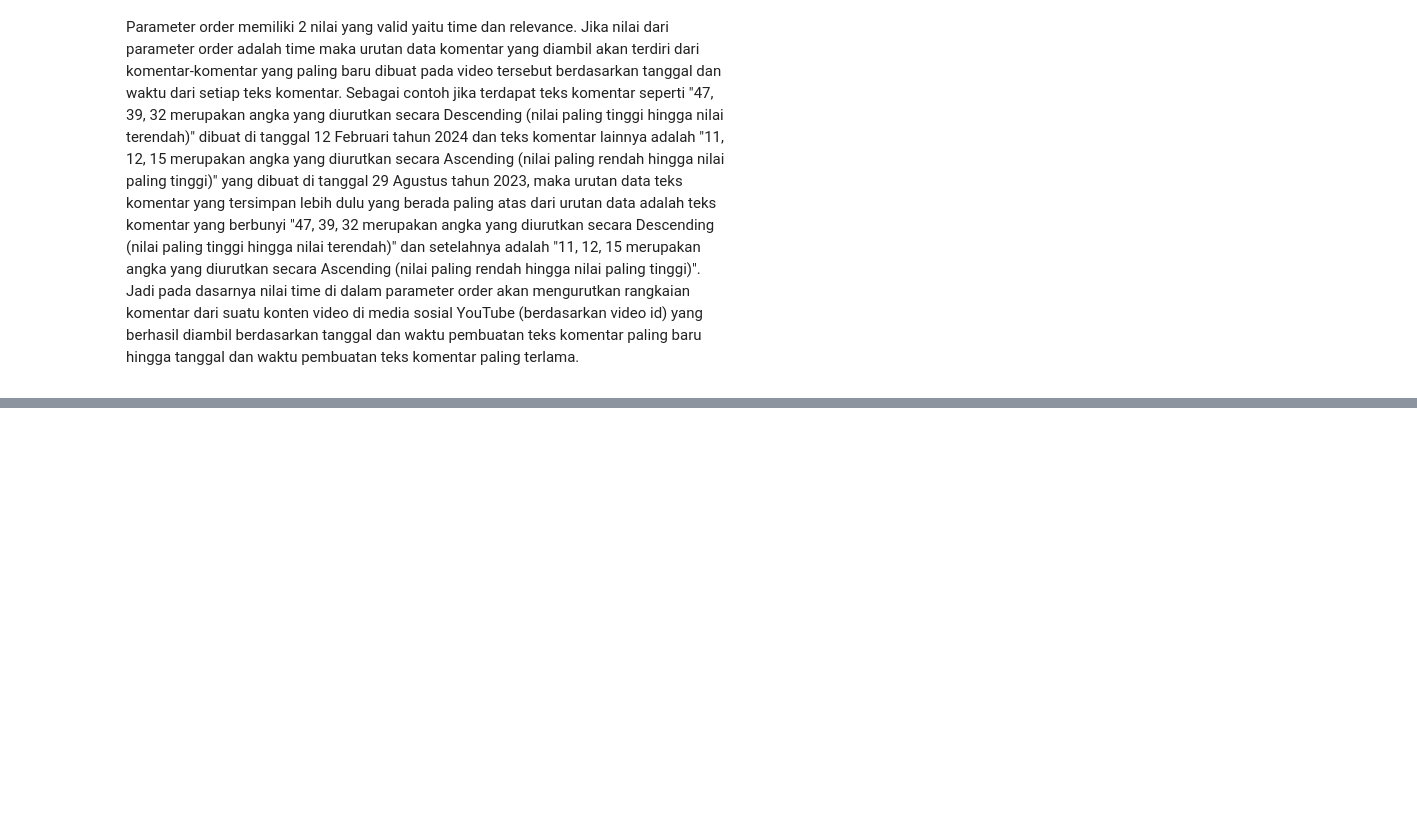
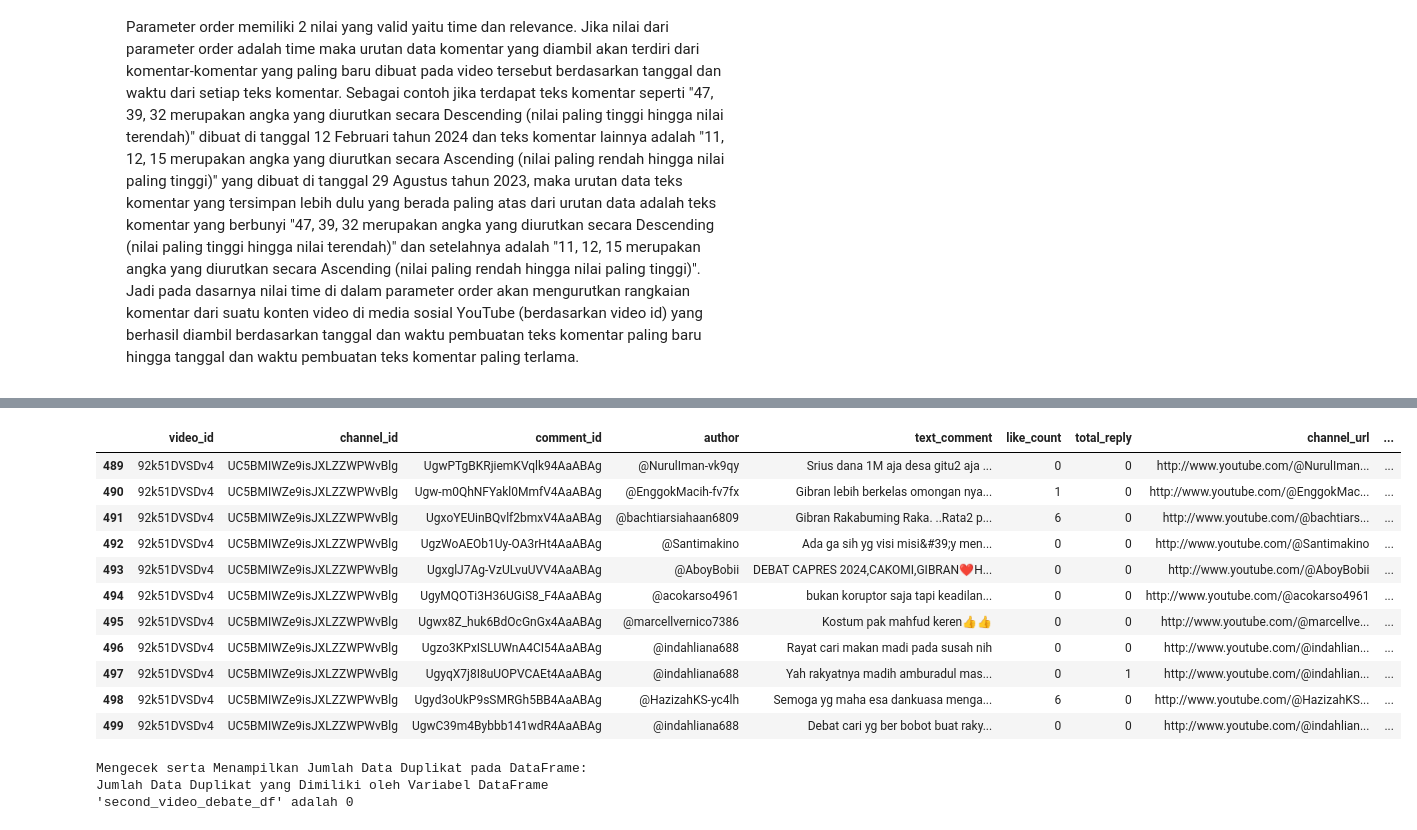
Before and after one commit to pramudianzaheka92/YouTubeVideoDataScraping-SentimentCommentAnalysis-DebateElection2024, a Jupyter notebook: YouTube Channel KOMPASTV/Data Comment Scraping - 2nd Video Debate Election 2024.ipynb, the cells around one changed output, grey strips where cells are left out. Drawn from its saved outputs; the diff is of its cells as text; code cells hidden in the pictures; blank space fills up the shorter version.

```diff
--- a/YouTube Channel KOMPASTV/Data Comment Scraping - 2nd Video Debate Election 2024.ipynb
+++ b/YouTube Channel KOMPASTV/Data Comment Scraping - 2nd Video Debate Election 2024.ipynb
@@ -411,0 +514,32 @@ second_video_debate_df.tail(9)
+# %%
+"""
+Menampilkan 11 data terbawah yang dimiliki oleh variabel DataFrame "second_video_debate_df" untuk mengecek apakah nilai data
+di dalam kolom "published_date" dan "updated_date" berhasil diubah menjadi format data bertipe data Datetime
+"""
+second_video_debate_df.tail(11)
+# %% [output]
+|  | video_id | channel_id | comment_id | author | text_comment | like_count | total_reply | channel_url | ... |
+| 489 | 92k51DVSDv4 | UC5BMIWZe9isJXLZZWPWvBlg | UgwPTgBKRjiemKVqlk94AaABAg | @NurulIman-vk9qy | Srius dana 1M aja desa gitu2 aja ... | 0 | 0 | http://www.youtube.com/@NurulIman... | ... |
+| 490 | 92k51DVSDv4 | UC5BMIWZe9isJXLZZWPWvBlg | Ugw-m0QhNFYakl0MmfV4AaABAg | @EnggokMacih-fv7fx | Gibran lebih berkelas omongan nya... | 1 | 0 | http://www.youtube.com/@EnggokMac... | ... |
+| 491 | 92k51DVSDv4 | UC5BMIWZe9isJXLZZWPWvBlg | UgxoYEUinBQvlf2bmxV4AaABAg | @bachtiarsiahaan6809 | Gibran Rakabuming Raka. ..Rata2 p... | 6 | 0 | http://www.youtube.com/@bachtiars... | ... |
+| 492 | 92k51DVSDv4 | UC5BMIWZe9isJXLZZWPWvBlg | UgzWoAEOb1Uy-OA3rHt4AaABAg | @Santimakino | Ada ga sih yg visi misi&#39;y men... | 0 | 0 | http://www.youtube.com/@Santimakino | ... |
+| 493 | 92k51DVSDv4 | UC5BMIWZe9isJXLZZWPWvBlg | UgxglJ7Ag-VzULvuUVV4AaABAg | @AboyBobii | DEBAT CAPRES 2024,CAKOMI,GIBRAN❤H... | 0 | 0 | http://www.youtube.com/@AboyBobii | ... |
+| 494 | 92k51DVSDv4 | UC5BMIWZe9isJXLZZWPWvBlg | UgyMQOTi3H36UGiS8_F4AaABAg | @acokarso4961 | bukan koruptor saja tapi keadilan... | 0 | 0 | http://www.youtube.com/@acokarso4961 | ... |
+| 495 | 92k51DVSDv4 | UC5BMIWZe9isJXLZZWPWvBlg | Ugwx8Z_huk6BdOcGnGx4AaABAg | @marcellvernico7386 | Kostum pak mahfud keren👍👍 | 0 | 0 | http://www.youtube.com/@marcellve... | ... |
+| 496 | 92k51DVSDv4 | UC5BMIWZe9isJXLZZWPWvBlg | Ugzo3KPxISLUWnA4CI54AaABAg | @indahliana688 | Rayat cari makan madi pada susah nih | 0 | 0 | http://www.youtube.com/@indahlian... | ... |
+| 497 | 92k51DVSDv4 | UC5BMIWZe9isJXLZZWPWvBlg | UgyqX7j8I8uUOPVCAEt4AaABAg | @indahliana688 | Yah rakyatnya madih amburadul mas... | 0 | 1 | http://www.youtube.com/@indahlian... | ... |
+| 498 | 92k51DVSDv4 | UC5BMIWZe9isJXLZZWPWvBlg | Ugyd3oUkP9sSMRGh5BB4AaABAg | @HazizahKS-yc4lh | Semoga yg maha esa dankuasa menga... | 6 | 0 | http://www.youtube.com/@HazizahKS... | ... |
+| 499 | 92k51DVSDv4 | UC5BMIWZe9isJXLZZWPWvBlg | UgwC39m4Bybbb141wdR4AaABAg | @indahliana688 | Debat cari yg ber bobot buat raky... | 0 | 0 | http://www.youtube.com/@indahlian... | ... |
+# %%
+"""
+Menampilkan jumlah total data duplikat yang dimiliki oleh variabel DataFrame "second_video_debate_df"
+Data duplikat merupakan data yang memiliki kemiripan yang sangat
+sama persis dengan antara satu baris data dengan baris data lainnya
+"""
+
+print("Mengecek serta Menampilkan Jumlah Data Duplikat pada DataFrame: ")
+print("Jumlah Data Duplikat yang Dimiliki oleh Variabel DataFrame 'second_video_debate_df' adalah",
+      second_video_debate_df.duplicated().sum())
+# %% [output]
+Mengecek serta Menampilkan Jumlah Data Duplikat pada DataFrame:
+Jumlah Data Duplikat yang Dimiliki oleh Variabel DataFrame 'second_video_debate_df' adalah 0
```
Also changed, not shown: parts of 28 cells of this notebook, 1 other file.
